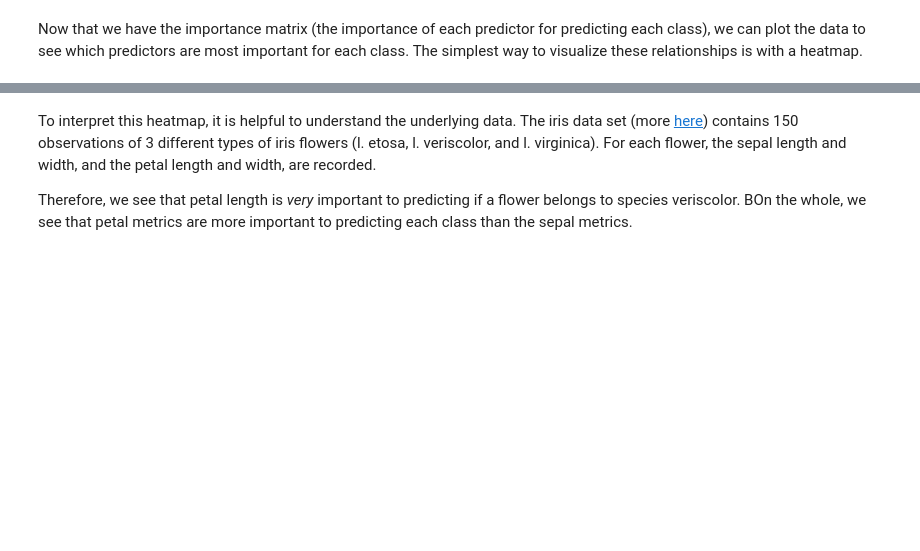
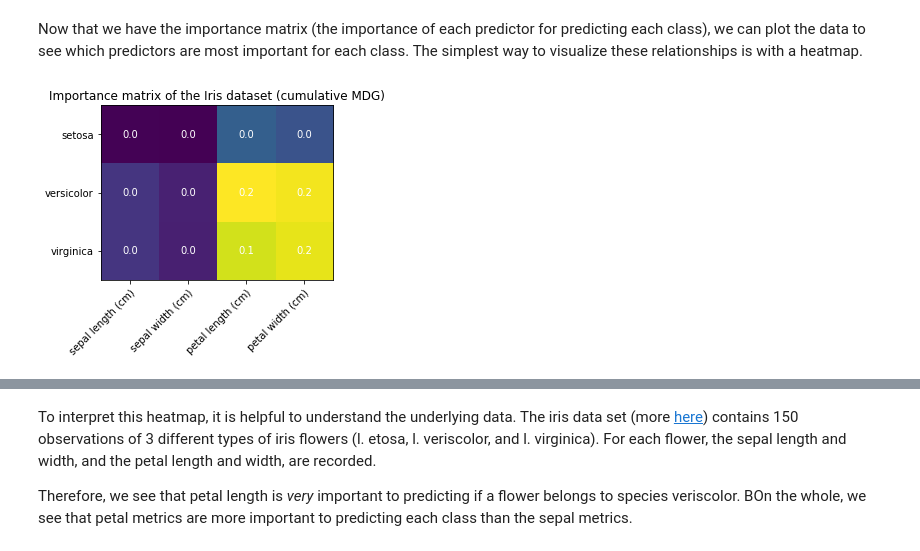
Before and after one commit to GiulioPr/Pcfi, a Jupyter notebook: 1_code/pibc-demo-v2.ipynb, the cells around one changed output, grey strips where cells are left out. Saved outputs shown, nothing was run; the diff lists cells and outputs as text; code cells hidden in the pictures; blank space fills up the shorter version.

```diff
--- a/1_code/pibc-demo-v2.ipynb
+++ b/1_code/pibc-demo-v2.ipynb
@@ -289,4 +427,28 @@ whose parent is  8
 imp_mat = calcImportanceMatrix_v2(rf_clf)
 # %% [markdown]
 Now that we have the importance matrix (the importance of each predictor for predicting each class), we can plot the data to see which predictors are most important for each class. The simplest way to visualize these relationships is with a heatmap.
+# %%
+###Using calcImportanceMatrix
+fig, ax = plt.subplots()
+im = ax.imshow(imp_mat_old)
+
+# adding figure annotations
+ax.set_xticks(np.arange(imp_mat_old.shape[1]))
+ax.set_yticks(np.arange(imp_mat_old.shape[0]))
+ax.set_xticklabels(list(iris.feature_names))
+ax.set_yticklabels(list(iris.target_names))
+
+# rotate the tick labels and set alignment
+plt.setp(ax.get_xticklabels(), rotation=45, ha="right", rotation_mode="anchor")
+
+# create text annotations over the heatmap
+for i in range(len(list(iris.target_names))):
+    for j in range(len(list(iris.feature_names))):
+        text = ax.text(j, i, round(imp_mat_old[i, j], 1), ha="center", va="center", color="w")
+
+ax.set_title("Importance matrix of the Iris dataset (cumulative MDG)")
+fig.tight_layout()
+plt.show()
+# %% [output]
+[figure, added]
 # %%
```
Also changed, not shown: parts of 11 cells of this notebook.
